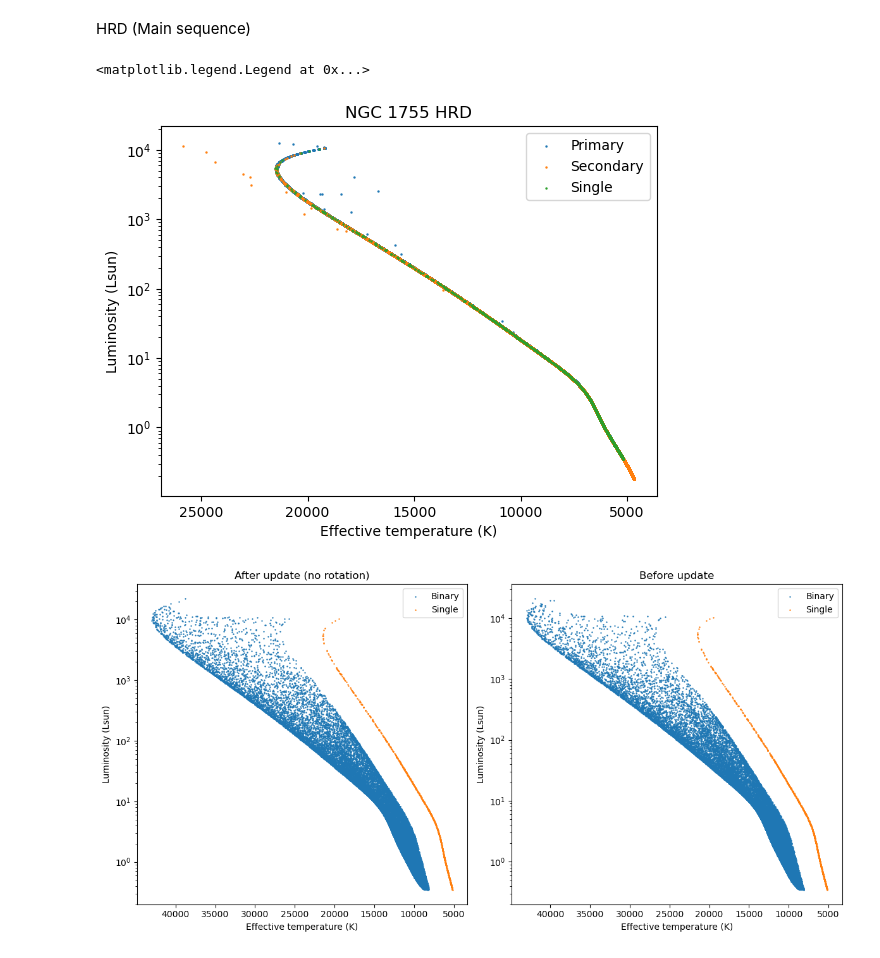
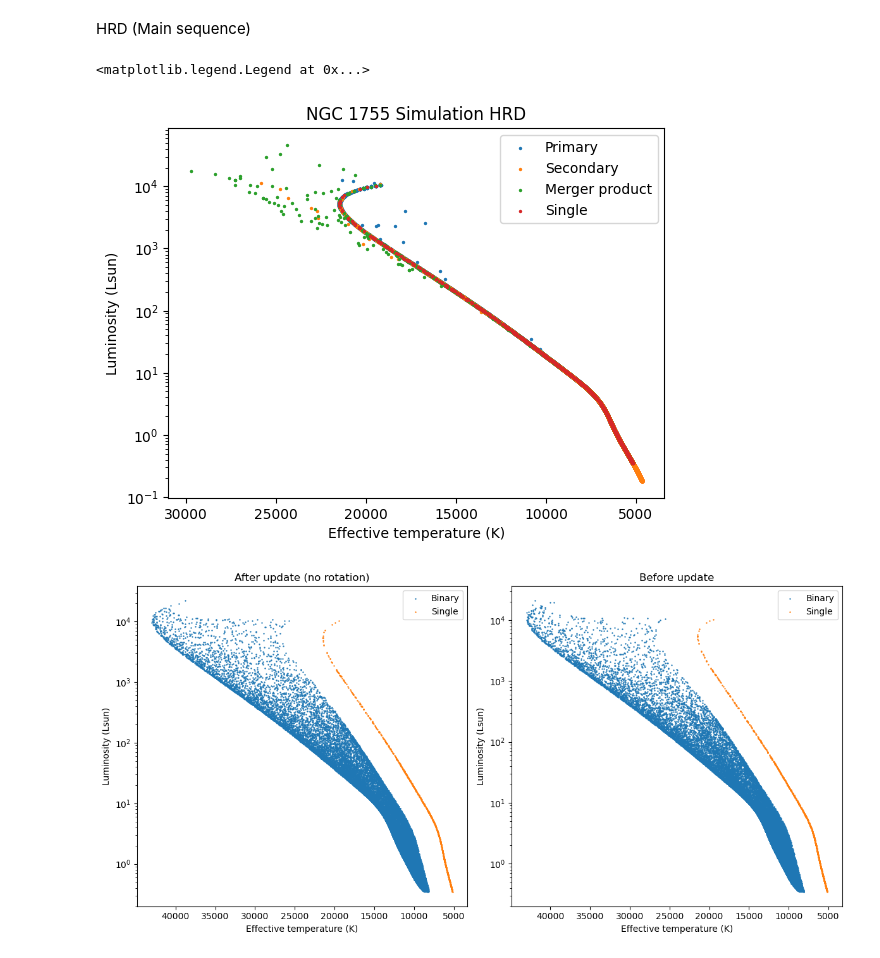
Before and after one commit to mkim0029/COMPAS, a Jupyter notebook: src/Test_set/read.ipynb, the cells around one changed output. Cells and saved outputs as stored; diff of their text form; code cells hidden in the pictures.

```diff
--- a/src/Test_set/read.ipynb
+++ b/src/Test_set/read.ipynb
@@ -47,6 +48,29 @@ def load_data(filename, mode, filter = 'True'):
             df = restrict(df, 'type', 1, 1) #MS stars only
 
     return df
+# %%
+def load_data(filename, mode):
+    data = h5.File(filename)
+    SP = data[mode + '_System_Parameters']
+
+    if mode == 'BSE':
+        df = pd.DataFrame({
+            'L1': SP['Luminosity(1)'][()],
+            'L2': SP['Luminosity(2)'][()],
+            'Teff1': SP['Teff(1)'][()],
+            'Teff2': SP['Teff(2)'][()],
+            'type1': SP['Stellar_Type(1)'][()],
+            'type2': SP['Stellar_Type(2)'][()]
+        })
+
+    else:
+        df = pd.DataFrame({
+           'L': SP['Luminosity'][()],
+           'Teff': SP['Teff'][()],
+           'type': SP['Stellar_Type'][()]
+        })
+
+    return df
 # %% [markdown]
 Inspect the data:
 Data_SSE  = h5.File('COMPAS_Output_SSE.h5')
@@ -67,21 +91,26 @@ print(SP_BSE['Luminosity(1)'].attrs['units'])
 # %%
 binary = load_data('new_output_BSE_!rot.h5', 'BSE')
 single = load_data('COMPAS_Output_SSE.h5', 'SSE')
+# %%
+single_MS = restrict(single, 'type', 1, 1) #MS stars only
+binary_merger = restrict(restrict(binary, 'type1', 1, 1), 'type2', 15, 15) #merger products only
+binary_MS = restrict(restrict(binary, 'type1', 1, 1), 'type2', 1, 1) #MS stars only
 # %% [markdown]
 HRD (Main sequence)
 # %%
-plt.scatter(binary.Teff1, binary.L1, label = 'Primary', s = 0.5)
-plt.scatter(binary.Teff2, binary.L2, label = 'Secondary', s = 0.5)
-plt.scatter(single.Teff, single.L, label = 'Single', s = 0.5)
+plt.scatter(binary_MS.Teff1, binary_MS.L1, label = 'Primary', s = 2)
+plt.scatter(binary_MS.Teff2, binary_MS.L2, label = 'Secondary', s = 2)
+plt.scatter(binary_merger.Teff1, binary_merger.L1, label = 'Merger product', s = 2)
+plt.scatter(single_MS.Teff, single_MS.L, label = 'Single', s = 2)
 plt.gca().invert_xaxis()
-plt.title('NGC 1755 HRD')
+plt.title('NGC 1755 Simulation HRD')
 plt.xlabel('Effective temperature (K)')
 plt.ylabel('Luminosity (Lsun)')
 plt.yscale('log')
 plt.legend()
 # %% [output]
 <matplotlib.legend.Legend at 0x...>
-[figure, old version]
+[figure, new version]
 # %%
 before = load_data('COMPAS_Output.h5', 'BSE')
 # %%
```
Also changed, not shown: parts of 4 cells of this notebook, 9 other files.
